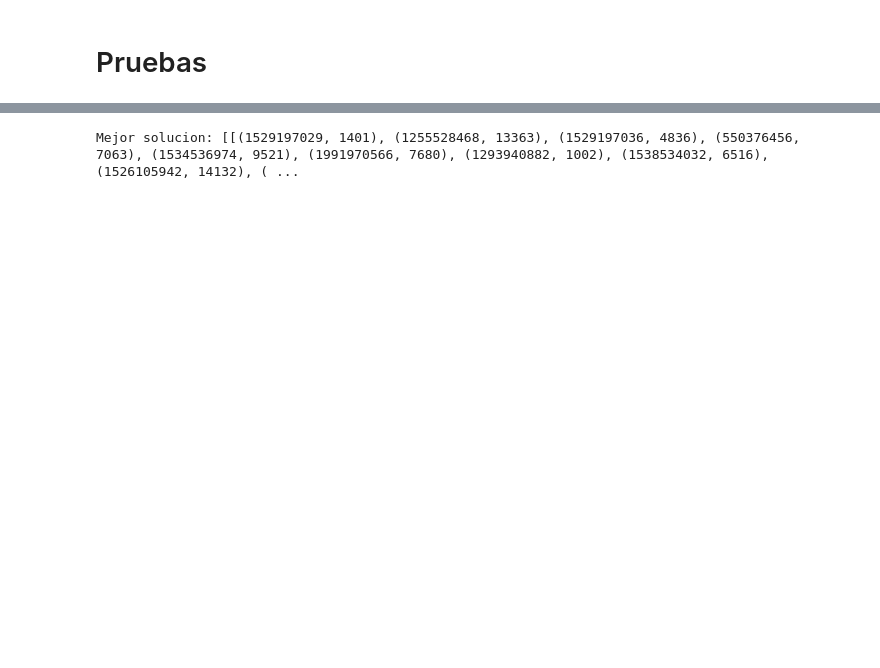
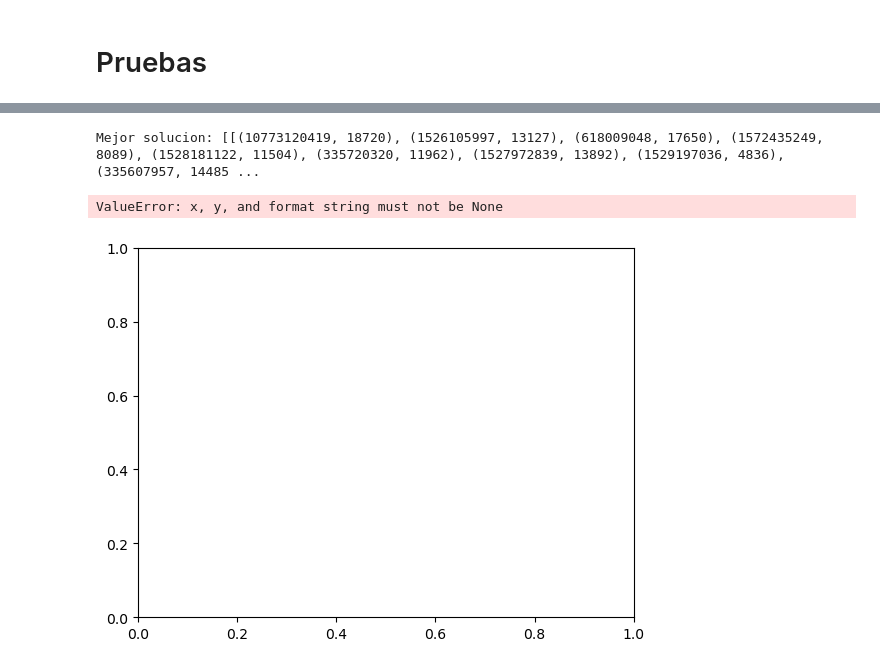
Before and after one commit to Karlingas/practicas_Inteligengtes, a Jupyter notebook: pr2_SSII/Lab_2_Spanish.ipynb, the cells around one changed output, grey strips where cells are left out. Cells and saved outputs as stored; diff of their text form; code cells hidden in the pictures; blank space fills up the shorter version.

```diff
--- a/pr2_SSII/Lab_2_Spanish.ipynb
+++ b/pr2_SSII/Lab_2_Spanish.ipynb
@@ -840,7 +865,9 @@ Evaluacion: 37.24248125682982%
 # %%
-ruta_json = r'/Users/diego/Documents/GitHub/practicas_Inteligengtes/pr2_SSII/sample-problems-lab2/medium/calle_agustina_aroca_albacete_500_1_candidates_89_ns_22.json'
+ruta_json = r'C:\Users\valen\OneDrive\Escritorio\-\UNIVERSIDAD\UCLM\3º\1er Cuatri\Sistemas Inteligentes\Prácticas\practicas_Inteligengtes\pr2_SSII\sample-problems-lab2\medium\calle_agustina_aroca_albacete_500_1_candidates_89_ns_22.json'
 problema = Problema(ruta_json)
 
-aleatoria = BusquedaAleatoria(problema, 100).buscar()
+valores = BusquedaAleatoria(problema, 100).buscar()
 # %% [output]
-Mejor solucion: [[(1529197029, 1401), (1255528468, 13363), (1529197036, 4836), (550376456, 7063), (1534536974, 9521), (1991970566, 7680), (1293940882, 1002), (1538534032, 6516), (1526105942, 14132), ( ...
+Mejor solucion: [[(10773120419, 18720), (1526105997, 13127), (618009048, 17650), (1572435249, 8089), (1528181122, 11504), (335720320, 11962), (1527972839, 13892), (1529197036, 4836), (335607957, 14485 ...
+ValueError: x, y, and format string must not be None
+[figure, added]
```
Also changed, not shown: parts of 5 cells of this notebook.
